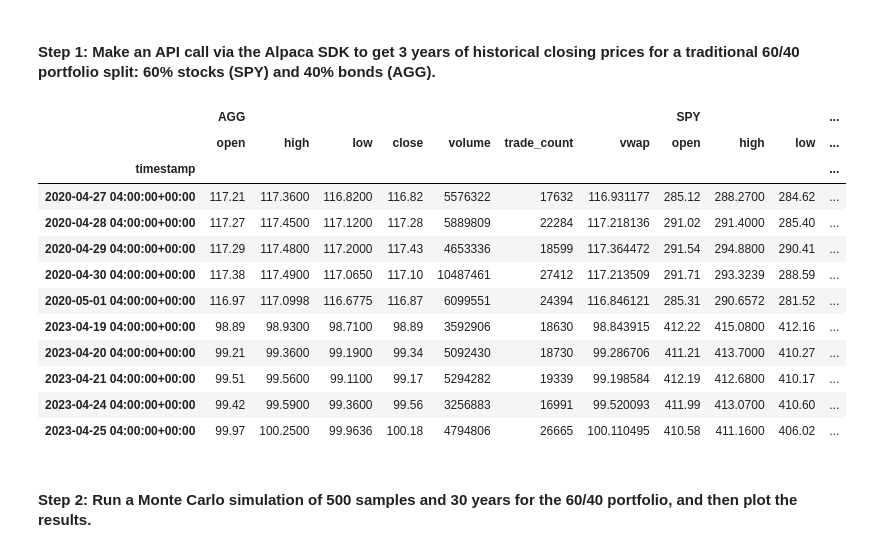
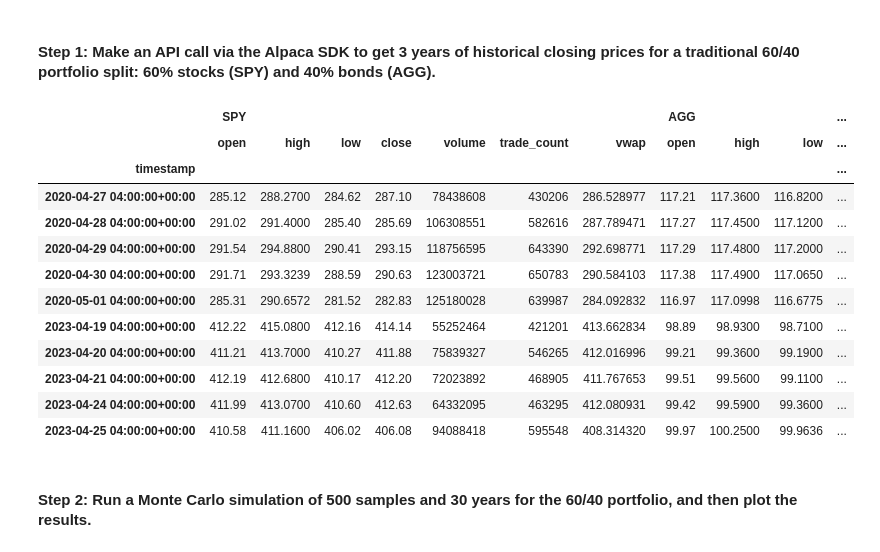
Before and after one commit to PhilipTimothe/Fin-Tech-Module-5, a Jupyter notebook: financial_planning_tools.ipynb, the cells around one changed output. Drawn from its saved outputs; the diff is of its cells as text; code cells hidden in the pictures.

```diff
--- a/financial_planning_tools.ipynb
+++ b/financial_planning_tools.ipynb
@@ -483,39 +483,39 @@ end_date = pd.Timestamp("2023-04-25", tz="America/New_York").isoformat()
 # %%
 # Use the Alpaca get_bars function to make the API call to get the 3 years worth of pricing data
 # The tickers and timeframe parameters should have been set in Part 1 of this activity
 # The start and end dates should be updated with the information set above
 # Remember to add the df property to the end of the call so the response is returned as a DataFrame
 porfolio_3year_df = alpaca.get_bars(
     tickers,
     timeframe,
     start = start_date,
     end = end_date
 ).df
 
 # Reorganize the DataFrame
 # Separate ticker data
 SPY = porfolio_3year_df[porfolio_3year_df['symbol']=='SPY'].drop('symbol', axis=1)
 AGG = porfolio_3year_df[porfolio_3year_df['symbol']=='AGG'].drop('symbol', axis=1)
 
 # Concatenate the ticker DataFrames
-porfolio_3year_df = pd.concat([AGG, SPY], axis=1, keys=["AGG", "SPY"])
+porfolio_3year_df = pd.concat([SPY, AGG], axis=1, keys=["SPY", "AGG"])
 
 # Display both the first and last five rows of the DataFrame
 pd.concat([porfolio_3year_df.head(), porfolio_3year_df.tail()])
 # %% [output]
-|  | AGG |  |  |  |  |  |  | SPY |  |  | ... |
+|  | SPY |  |  |  |  |  |  | AGG |  |  | ... |
 |  | open | high | low | close | volume | trade_count | vwap | open | high | low | ... |
 | timestamp |  |  |  |  |  |  |  |  |  |  | ... |
-| 2020-04-27 04:00:00+00:00 | 117.21 | 117.3600 | 116.8200 | 116.82 | 5576322 | 17632 | 116.931177 | 285.12 | 288.2700 | 284.62 | ... |
-| 2020-04-28 04:00:00+00:00 | 117.27 | 117.4500 | 117.1200 | 117.28 | 5889809 | 22284 | 117.218136 | 291.02 | 291.4000 | 285.40 | ... |
-| 2020-04-29 04:00:00+00:00 | 117.29 | 117.4800 | 117.2000 | 117.43 | 4653336 | 18599 | 117.364472 | 291.54 | 294.8800 | 290.41 | ... |
-| 2020-04-30 04:00:00+00:00 | 117.38 | 117.4900 | 117.0650 | 117.10 | 10487461 | 27412 | 117.213509 | 291.71 | 293.3239 | 288.59 | ... |
-| 2020-05-01 04:00:00+00:00 | 116.97 | 117.0998 | 116.6775 | 116.87 | 6099551 | 24394 | 116.846121 | 285.31 | 290.6572 | 281.52 | ... |
-| 2023-04-19 04:00:00+00:00 | 98.89 | 98.9300 | 98.7100 | 98.89 | 3592906 | 18630 | 98.843915 | 412.22 | 415.0800 | 412.16 | ... |
-| 2023-04-20 04:00:00+00:00 | 99.21 | 99.3600 | 99.1900 | 99.34 | 5092430 | 18730 | 99.286706 | 411.21 | 413.7000 | 410.27 | ... |
-| 2023-04-21 04:00:00+00:00 | 99.51 | 99.5600 | 99.1100 | 99.17 | 5294282 | 19339 | 99.198584 | 412.19 | 412.6800 | 410.17 | ... |
-| 2023-04-24 04:00:00+00:00 | 99.42 | 99.5900 | 99.3600 | 99.56 | 3256883 | 16991 | 99.520093 | 411.99 | 413.0700 | 410.60 | ... |
-| 2023-04-25 04:00:00+00:00 | 99.97 | 100.2500 | 99.9636 | 100.18 | 4794806 | 26665 | 100.110495 | 410.58 | 411.1600 | 406.02 | ... |
+| 2020-04-27 04:00:00+00:00 | 285.12 | 288.2700 | 284.62 | 287.10 | 78438608 | 430206 | 286.528977 | 117.21 | 117.3600 | 116.8200 | ... |
+| 2020-04-28 04:00:00+00:00 | 291.02 | 291.4000 | 285.40 | 285.69 | 106308551 | 582616 | 287.789471 | 117.27 | 117.4500 | 117.1200 | ... |
+| 2020-04-29 04:00:00+00:00 | 291.54 | 294.8800 | 290.41 | 293.15 | 118756595 | 643390 | 292.698771 | 117.29 | 117.4800 | 117.2000 | ... |
+| 2020-04-30 04:00:00+00:00 | 291.71 | 293.3239 | 288.59 | 290.63 | 123003721 | 650783 | 290.584103 | 117.38 | 117.4900 | 117.0650 | ... |
+| 2020-05-01 04:00:00+00:00 | 285.31 | 290.6572 | 281.52 | 282.83 | 125180028 | 639987 | 284.092832 | 116.97 | 117.0998 | 116.6775 | ... |
+| 2023-04-19 04:00:00+00:00 | 412.22 | 415.0800 | 412.16 | 414.14 | 55252464 | 421201 | 413.662834 | 98.89 | 98.9300 | 98.7100 | ... |
+| 2023-04-20 04:00:00+00:00 | 411.21 | 413.7000 | 410.27 | 411.88 | 75839327 | 546265 | 412.016996 | 99.21 | 99.3600 | 99.1900 | ... |
+| 2023-04-21 04:00:00+00:00 | 412.19 | 412.6800 | 410.17 | 412.20 | 72023892 | 468905 | 411.767653 | 99.51 | 99.5600 | 99.1100 | ... |
+| 2023-04-24 04:00:00+00:00 | 411.99 | 413.0700 | 410.60 | 412.63 | 64332095 | 463295 | 412.080931 | 99.42 | 99.5900 | 99.3600 | ... |
+| 2023-04-25 04:00:00+00:00 | 410.58 | 411.1600 | 406.02 | 406.08 | 94088418 | 595548 | 408.314320 | 99.97 | 100.2500 | 99.9636 | ... |
 # %% [markdown]
 #### Step 2: Run a Monte Carlo simulation of 500 samples and 30 years for the 60/40 portfolio, and then plot the results.
 # %%
```
Also changed, not shown: parts of 7 cells of this notebook.
